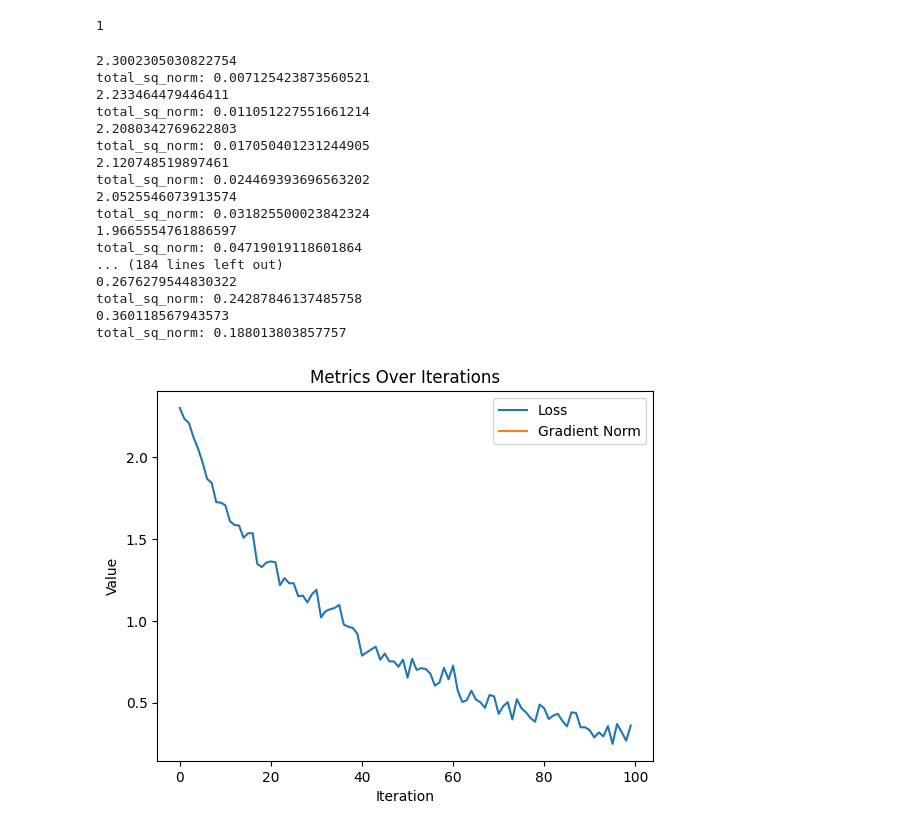
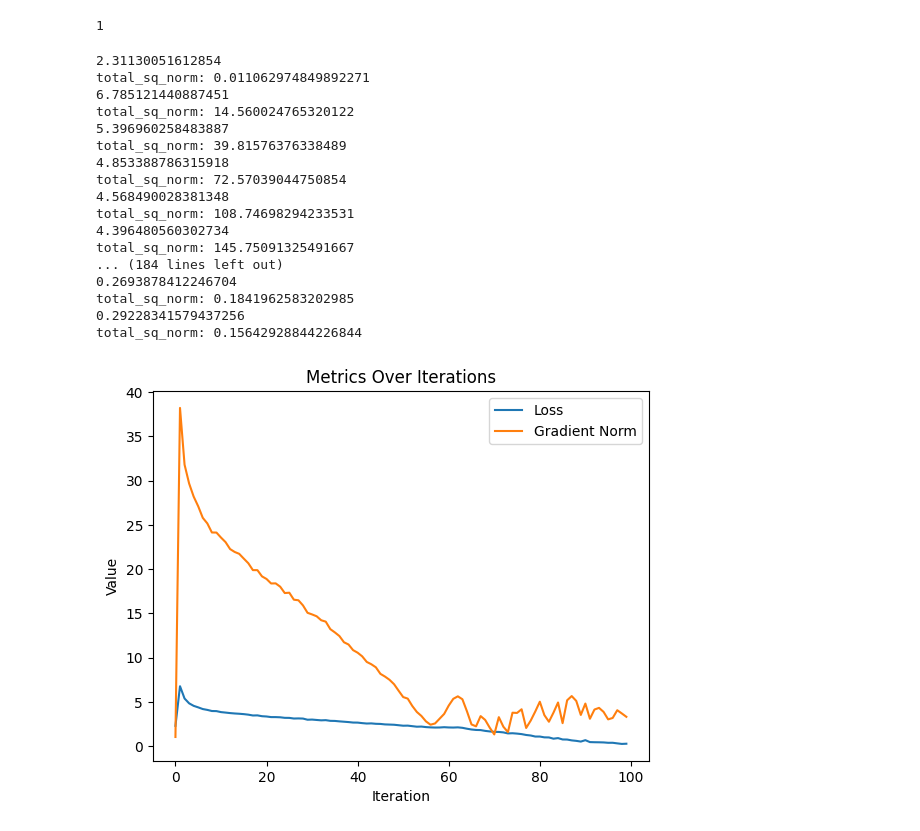
Before and after one commit to pranavjv/vam, a Jupyter notebook: tut1.ipynb, the cells around one changed output. Cells and saved outputs as stored; diff of their text form; code cells hidden in the pictures.

```diff
--- a/tut1.ipynb
+++ b/tut1.ipynb
@@ -183,45 +183,45 @@ model= SimpleCNN().to(device)
 #optimizer= optim.SGD(model.parameters(),**optim_params)
 
 model= SimpleCNN().to(device)
-optim_params= dict(beta1=0.9, beta2=0.999, mass=1000, beta3=1000,eps=1e-8, weight_decay=5e-4, power=2)
+optim_params= dict(beta1=0.9, beta2=0.999, mass=100, beta3=100,eps=1e-8, weight_decay=5e-4, power=2)
 optimizer= VADAM(model.parameters(), **optim_params)
 # %%
 losses = []
 norms  = []
 
 for epoch in range(100):
     for inputs, targets in small_loader:
         inputs, targets = inputs.to(device), targets.to(device)
         optimizer.zero_grad()
         outputs = model(inputs)
         loss = criterion(outputs, targets)
         loss.backward()
         print(loss.item())
         # record metrics before the step
         losses.append(loss.item())
-        #norms.append(get_norm(model))
+        norms.append(get_norm(model))
         optimizer.step()
 
 
 plot_two_metrics(losses, norms, label1='Loss', label2='Gradient Norm')
 
 print("Final Loss:", losses[-1])
 # %% [output]
-2.3002305030822754
-total_sq_norm: 0.007125423873560521
-2.233464479446411
-total_sq_norm: 0.011051227551661214
-2.2080342769622803
-total_sq_norm: 0.017050401231244905
-2.120748519897461
-total_sq_norm: 0.024469393696563202
-2.0525546073913574
-total_sq_norm: 0.031825500023842324
-1.9665554761886597
-total_sq_norm: 0.04719019118601864
+2.31130051612854
+total_sq_norm: 0.011062974849892271
+6.785121440887451
+total_sq_norm: 14.560024765320122
+5.396960258483887
+total_sq_norm: 39.81576376338489
+4.853388786315918
+total_sq_norm: 72.57039044750854
+4.568490028381348
+total_sq_norm: 108.74698294233531
+4.396480560302734
+total_sq_norm: 145.75091325491667
 ... (184 lines left out)
-0.2676279544830322
-total_sq_norm: 0.24287846137485758
-0.360118567943573
-total_sq_norm: 0.188013803857757
+0.2693878412246704
+total_sq_norm: 0.1841962583202985
+0.29228341579437256
+total_sq_norm: 0.15642928844226844
-[figure, old version]
+[figure, new version]
```
Also changed, not shown: parts of 5 cells of this notebook, 1 other file.
